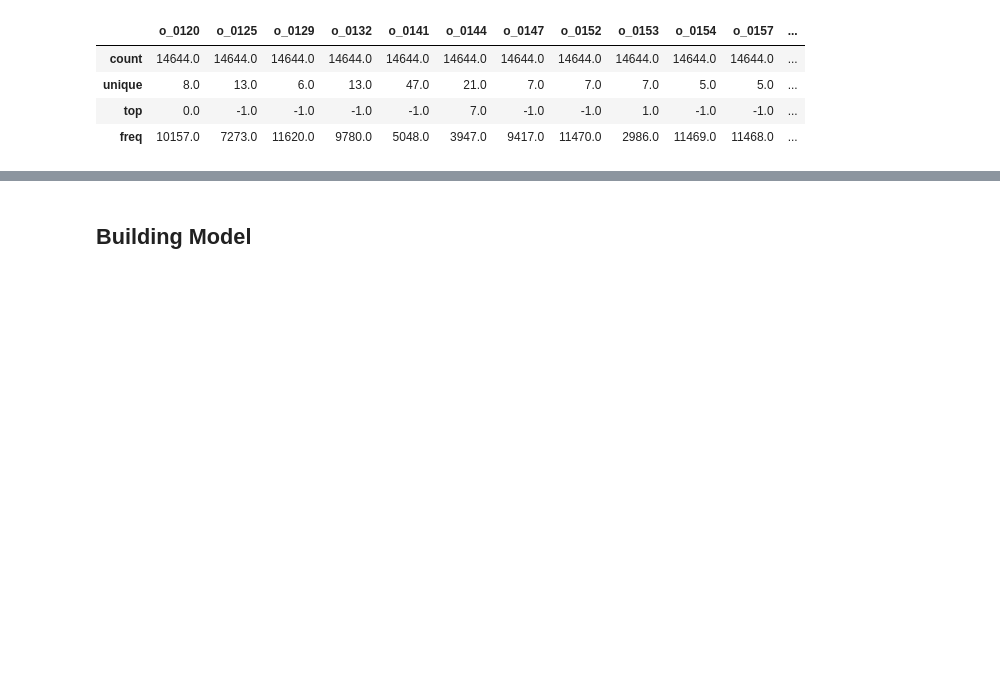
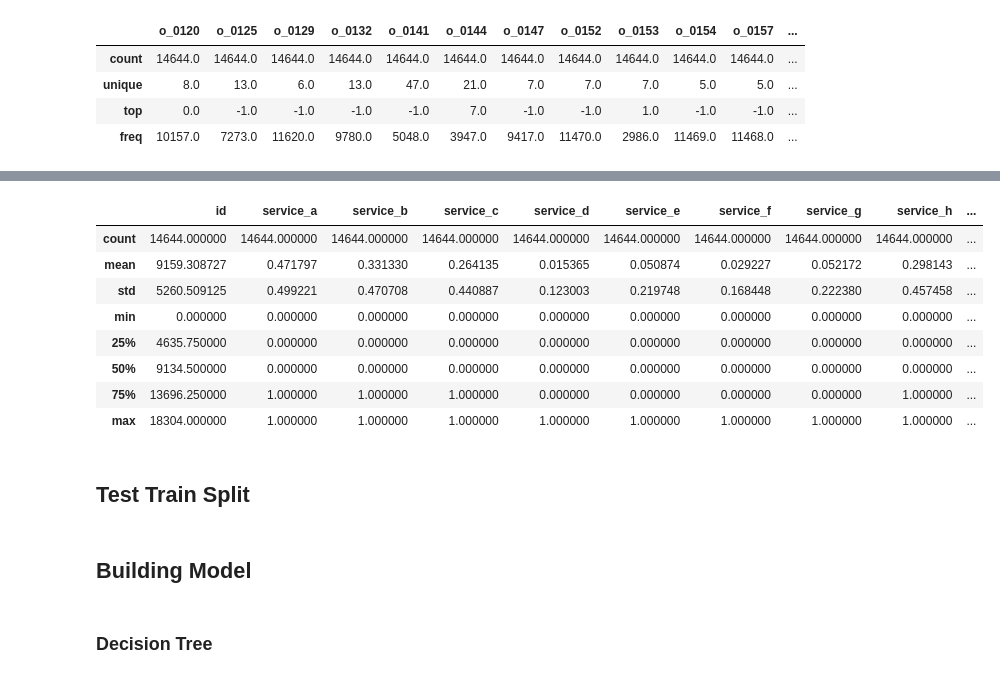
Before and after one commit to sravangereddy/DataScience_, a Jupyter notebook: Capstone/Capstone - v2 - ClassifierChains.ipynb, the cells around one changed output, grey strips where cells are left out. Drawn from its saved outputs; the diff is of its cells as text; code cells hidden in the pictures; blank space fills up the shorter version.

```diff
--- a/Capstone/Capstone - v2 - ClassifierChains.ipynb
+++ b/Capstone/Capstone - v2 - ClassifierChains.ipynb
@@ -204,0 +244,2 @@ ord_in_master_dataset.describe(include="all")
+# %%
+tar_master_dataset = pd.read_csv("Datasets/train labels.csv", header=0, low_memory=False,sep=",")
@@ -204,0 +248,14 @@ ord_in_master_dataset.describe(include="all")
+# %%
+tar_master_dataset.describe(include="all")
+# %% [output]
+|  | id | service_a | service_b | service_c | service_d | service_e | service_f | service_g | service_h | ... |
+| count | 14644.000000 | 14644.000000 | 14644.000000 | 14644.000000 | 14644.000000 | 14644.000000 | 14644.000000 | 14644.000000 | 14644.000000 | ... |
+| mean | 9159.308727 | 0.471797 | 0.331330 | 0.264135 | 0.015365 | 0.050874 | 0.029227 | 0.052172 | 0.298143 | ... |
+| std | 5260.509125 | 0.499221 | 0.470708 | 0.440887 | 0.123003 | 0.219748 | 0.168448 | 0.222380 | 0.457458 | ... |
+| min | 0.000000 | 0.000000 | 0.000000 | 0.000000 | 0.000000 | 0.000000 | 0.000000 | 0.000000 | 0.000000 | ... |
+| 25% | 4635.750000 | 0.000000 | 0.000000 | 0.000000 | 0.000000 | 0.000000 | 0.000000 | 0.000000 | 0.000000 | ... |
+| 50% | 9134.500000 | 0.000000 | 0.000000 | 0.000000 | 0.000000 | 0.000000 | 0.000000 | 0.000000 | 0.000000 | ... |
+| 75% | 13696.250000 | 1.000000 | 1.000000 | 1.000000 | 0.000000 | 0.000000 | 0.000000 | 0.000000 | 1.000000 | ... |
+| max | 18304.000000 | 1.000000 | 1.000000 | 1.000000 | 1.000000 | 1.000000 | 1.000000 | 1.000000 | 1.000000 | ... |
+# %% [markdown]
+## Test Train Split
@@ -205,2 +264,4 @@ ord_in_master_dataset.describe(include="all")
 # %% [markdown]
 ## Building Model
+# %% [markdown]
+### Decision Tree
```
Also changed, not shown: parts of 24 cells of this notebook.
